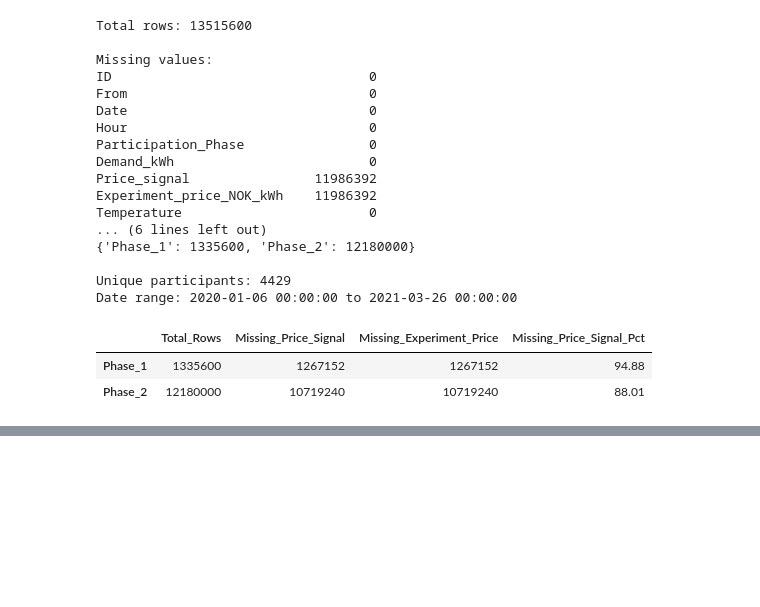
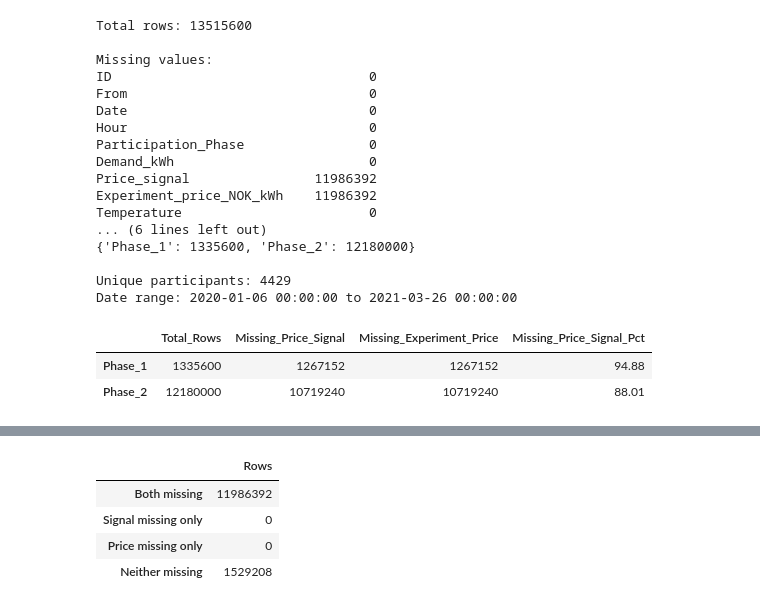
Before and after one commit to abhinavkothapeta0-beep/EconoCausal-Dynamic-Pricing-via-Double-Machine-Learning, a Jupyter notebook: 02_hourly_data_loading.ipynb, the cells around one changed output, grey strips where cells are left out. Drawn from its saved outputs; the diff is of its cells as text; code cells hidden in the pictures; blank space fills up the shorter version.

```diff
--- a/02_hourly_data_loading.ipynb
+++ b/02_hourly_data_loading.ipynb
@@ -356,0 +475,59 @@ display(phase_summary)
+# %%
+
+import pandas as pd
+
+data_path = "../data/data_hourly.csv"
+
+missing_patterns = {}
+
+for chunk in pd.read_csv(
+    data_path,
+    usecols=[
+        "Participation_Phase",
+        "Price_signal",
+        "Experiment_price_NOK_kWh"
+    ],
+    chunksize=100_000,
+    low_memory=False
+):
+    both_missing = (
+        chunk["Price_signal"].isna()
+        & chunk["Experiment_price_NOK_kWh"].isna()
+    )
+
+    signal_only = (
+        chunk["Price_signal"].isna()
+        & chunk["Experiment_price_NOK_kWh"].notna()
+    )
+
+    price_only = (
+        chunk["Price_signal"].notna()
+        & chunk["Experiment_price_NOK_kWh"].isna()
+    )
+
+    neither_missing = (
+        chunk["Price_signal"].notna()
+        & chunk["Experiment_price_NOK_kWh"].notna()
+    )
+
+    counts = {
+        "Both missing": int(both_missing.sum()),
+        "Signal missing only": int(signal_only.sum()),
+        "Price missing only": int(price_only.sum()),
+        "Neither missing": int(neither_missing.sum())
+    }
+
+    for key, value in counts.items():
+        missing_patterns[key] = (
+            missing_patterns.get(key, 0) + value
+        )
+
+display(pd.DataFrame.from_dict(
+    missing_patterns, orient="index", columns=["Rows"]
+))
+# %% [output]
+|  | Rows |
+| Both missing | 11986392 |
+| Signal missing only | 0 |
+| Price missing only | 0 |
+| Neither missing | 1529208 |
```
Also changed, not shown: parts of 7 cells of this notebook.
